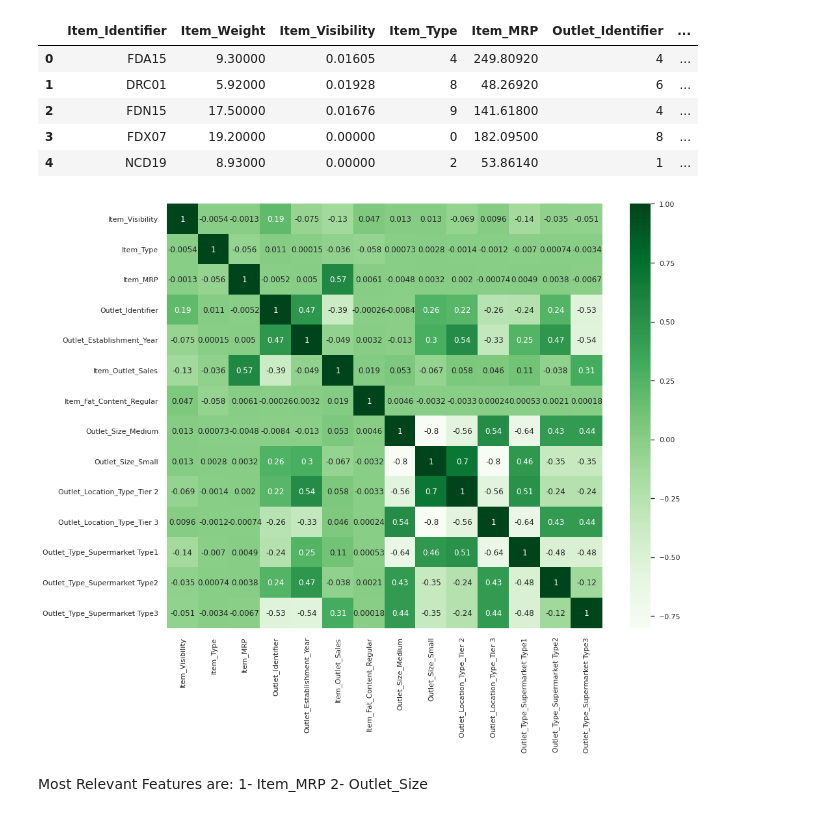
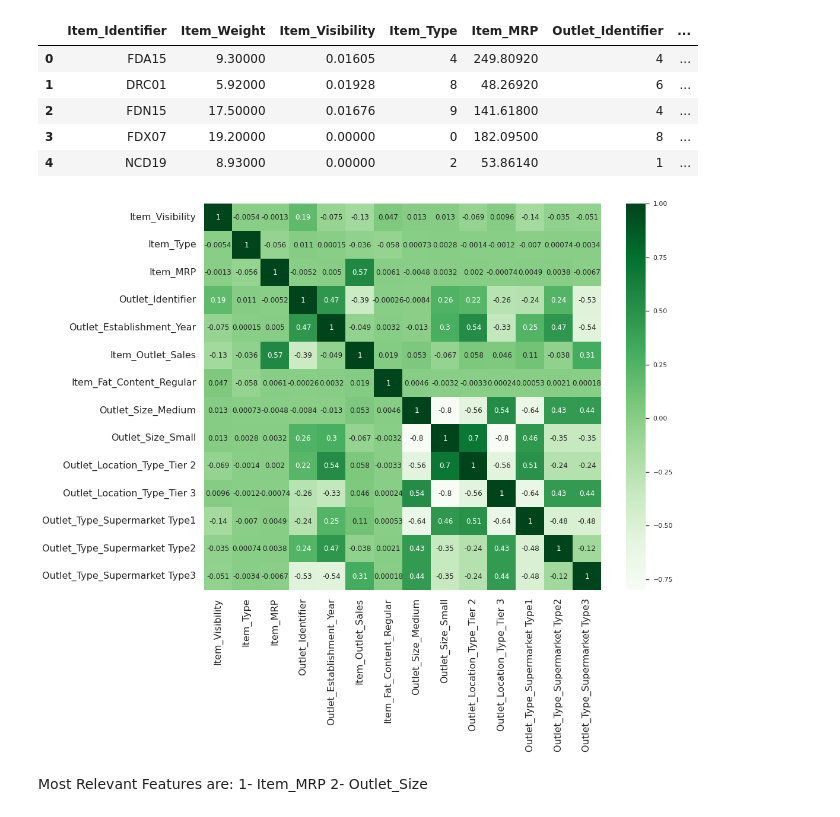
Before and after one commit to mselmasry/Project1_SalesPrediction, a Jupyter notebook: SalesPredictions.ipynb, the cells around one changed output. Drawn from its saved outputs; the diff is of its cells as text; code cells hidden in the pictures.

```diff
--- a/SalesPredictions.ipynb
+++ b/SalesPredictions.ipynb
@@ -964,9 +964,11 @@ ML_df.head()
 | 4 | NCD19 | 8.93000 | 0.00000 | 2 | 53.86140 | 1 | ... |
 # %%
 sns.set(rc={'figure.figsize':(15,12)})
+plt.xticks(fontsize=16)
+plt.yticks(fontsize=16)
 sns.heatmap(ML_df.corr(), cmap = 'Greens', annot=True);
 # %% [output]
-[figure, old version]
+[figure, new version]
 # %% [markdown]
 Most Relevant Features are:
 1- Item_MRP
```
Also changed, not shown: parts of 16 cells of this notebook.
